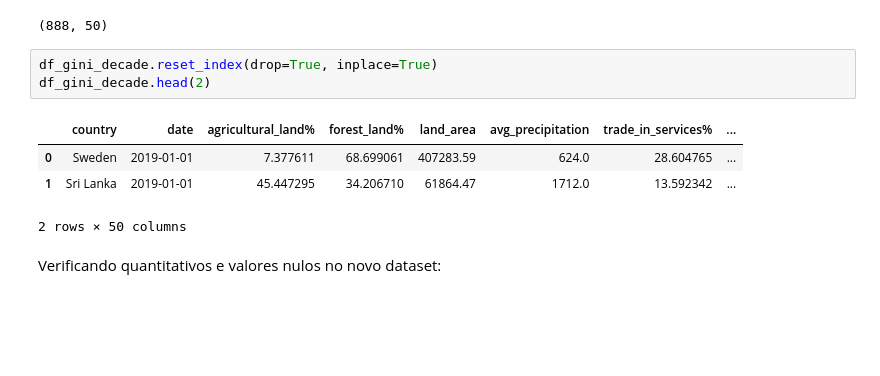
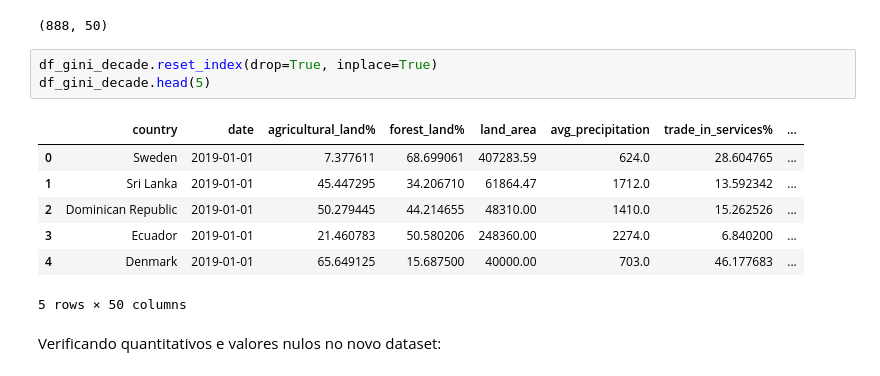
Before and after one commit to Simone-Barbosa/gini_index_analysis, a Jupyter notebook: gini_index.ipynb, the cells around one changed output. Cells and saved outputs as stored; diff of their text form; blank space fills up the shorter version.

```diff
--- a/gini_index.ipynb
+++ b/gini_index.ipynb
@@ -164,12 +176,15 @@ df_gini_decade.shape
 (888, 50)
 # %%
 df_gini_decade.reset_index(drop=True, inplace=True)
-df_gini_decade.head(2)
+df_gini_decade.head(5)
 # %% [output]
 |  | country | date | agricultural_land% | forest_land% | land_area | avg_precipitation | trade_in_services% | ... |
 | 0 | Sweden | 2019-01-01 | 7.377611 | 68.699061 | 407283.59 | 624.0 | 28.604765 | ... |
 | 1 | Sri Lanka | 2019-01-01 | 45.447295 | 34.206710 | 61864.47 | 1712.0 | 13.592342 | ... |
+| 2 | Dominican Republic | 2019-01-01 | 50.279445 | 44.214655 | 48310.00 | 1410.0 | 15.262526 | ... |
+| 3 | Ecuador | 2019-01-01 | 21.460783 | 50.580206 | 248360.00 | 2274.0 | 6.840200 | ... |
+| 4 | Denmark | 2019-01-01 | 65.649125 | 15.687500 | 40000.00 | 703.0 | 46.177683 | ... |
-2 rows × 50 columns
+5 rows × 50 columns
 # %% [markdown]
 Verificando quantitativos e valores nulos no novo dataset:
 # %%
```
Also changed, not shown: parts of 22 cells of this notebook.
